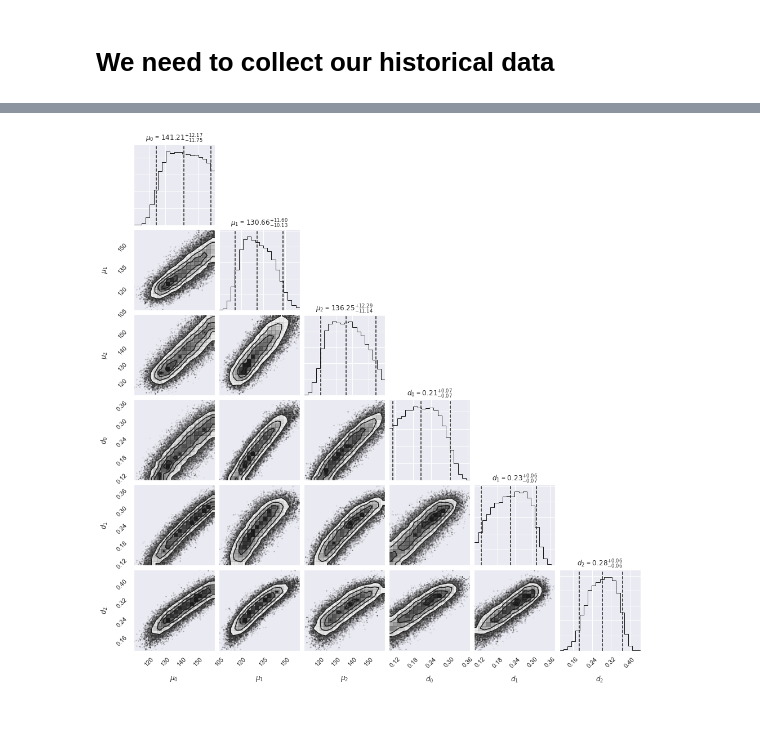
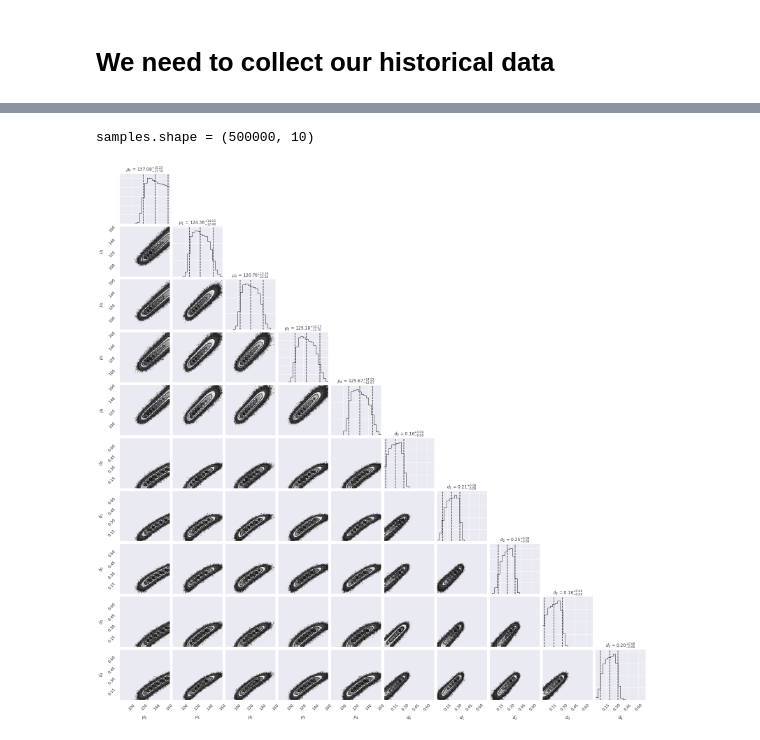
Before and after one commit to erdos2020nbaou/nba_ou_jam, a Jupyter notebook: Bayes/NBA_Jam_Bayes_New.ipynb, the cells around one changed output, grey strips where cells are left out. Drawn from its saved outputs; the diff is of its cells as text; code cells hidden in the pictures.

```diff
--- a/Bayes/NBA_Jam_Bayes_New.ipynb
+++ b/Bayes/NBA_Jam_Bayes_New.ipynb
@@ -281,13 +305,15 @@ def log_likelihood(mu, d, team_1_pts_list, team_2_pts_list, team_l_list, team_2_
     else:
         return -np.inf
 # %%
-def log_posterior(theta, team_1_pts, team_2_pts, team_1_list, team_2_list):
+def log_posterior(theta, team_1_pts, team_2_pts,
+                  team_1_indices, team_2_indices,
+                 ):
     '''Log posterior for data given parameter array theta'''
     #split theta into scoring and defensive efficiencies
     mu = theta[:n_teams]
     d = theta[n_teams:]
     try:
-        return log_prior(theta) + log_likelihood(mu, d, team_1_pts, team_2_pts, team_1_list, team_2_list)
+        return log_prior(theta) + log_likelihood(mu, d, team_1_pts, team_2_pts, team_1_indices, team_2_indices)
     except ValueError:
         return -np.inf
 # %% [markdown]
@@ -335,0 +369,4 @@ number of total games : 58
+# %%
+nthreads = 28
+#useful if running on HPC
+%env OMP_NUM_THREADS=1
@@ -335,0 +375,9 @@ number of total games : 58
+# %%
+#set the params for MCMC
+ndim = n_teams*n_parameters_per_team  # number of parameters in the model
+nwalkers = ndim*10 # number of MCMC walkers
+nburn = 2000  # "burn-in" period to let chains stabilize
+nsteps = 5000  # number of MCMC steps to take
+
+print("Number teams : " + str(n_teams))
+print("Number parameters per team : " + str(n_parameters_per_team))
@@ -376,14 +428,30 @@ ValueError: could not broadcast input array from shape (120,6) into shape (200,1
+# %%
+#load the MCMC chain from file
+with open('mcmc_chains/chain.dat', 'rb') as f:
+    samples = pickle.load(f)
+
+print("samples.shape = " + str(samples.shape))
+# %% [output]
+samples.shape = (500000, 10)
 # %%
 # make a corner plot with the posterior distribution
+n_teams_plot = 5
+samples_plot = samples[:, :n_teams_plot * n_parameters_per_team]
+
 chain_labels = []
-for i in range(n_teams):
+chain_range = []
+for i in range(n_teams_plot):
     chain_labels.append(r'$\mu_{:}$'.format(i) )
-for i in range(n_teams):
+    chain_range.append((min_score, max_score))
+for i in range(n_teams_plot):
     chain_labels.append(r'$d_{:}$'.format(i) )
+    chain_range.append((min_defense, max_defense))
 
 fig = corner.corner(samples,
                     labels=chain_labels,
                     quantiles=[0.05, 0.5, 0.95],
-                    show_titles=True, title_kwargs={"fontsize": 12})
+                    show_titles=True, title_kwargs={"fontsize": 12},
+                    range=chain_range
+                   )
 # %% [output]
-[figure, old version]
+[figure, new version]
```
Also changed, not shown: parts of 22 cells of this notebook.
